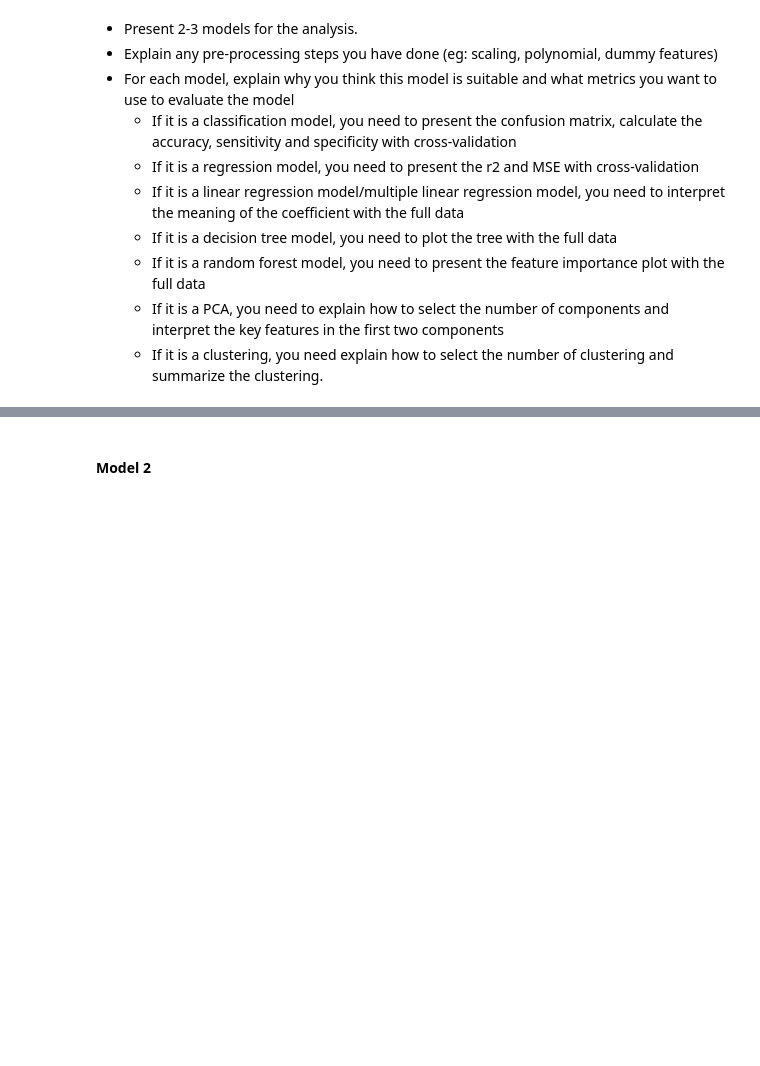
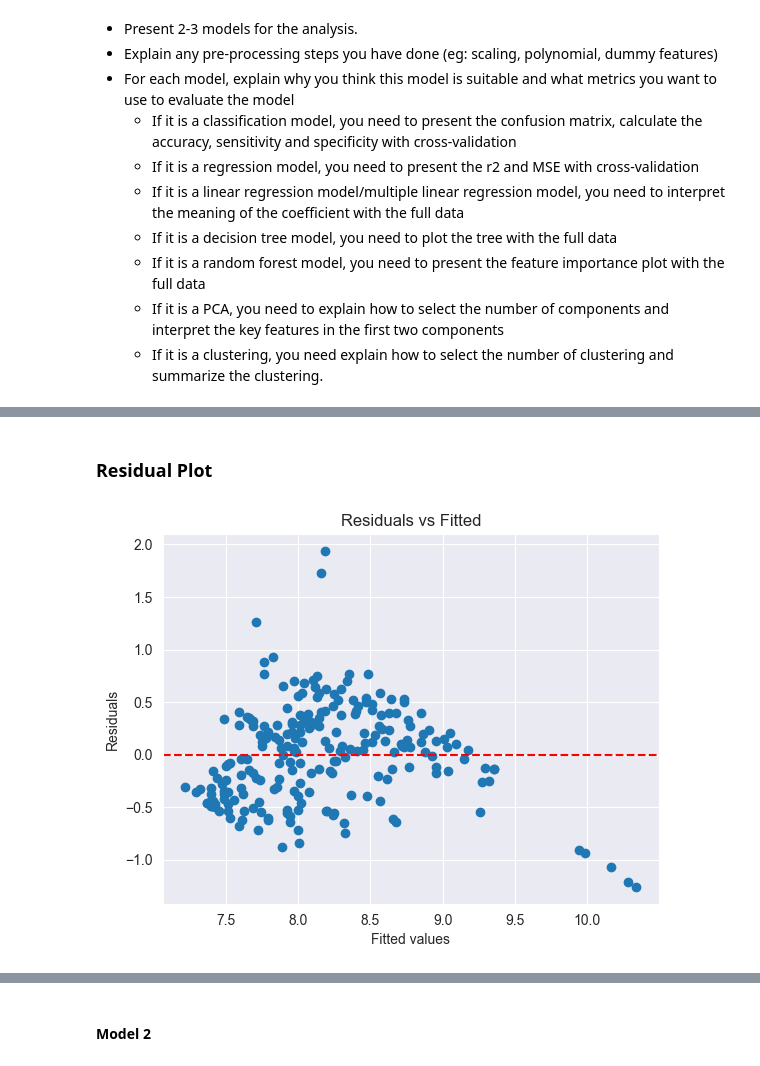
Before and after one commit to plewd/DS3000-Project, a Jupyter notebook: template.ipynb, the cells around one changed output, grey strips where cells are left out. Drawn from its saved outputs; the diff is of its cells as text; code cells hidden in the pictures; blank space fills up the shorter version.

```diff
--- a/template.ipynb
+++ b/template.ipynb
@@ -543,0 +599,14 @@ def fit_linear(df, y_feat, x_feat):
+# %% [markdown]
+### Residual Plot
+# %%
+fitted_vals = model_log.fittedvalues
+residuals = model_log.resid
+
+plt.scatter(fitted_vals, residuals)
+plt.axhline(y=0, color='red', linestyle='--')
+plt.xlabel('Fitted values')
+plt.ylabel('Residuals')
+plt.title('Residuals vs Fitted')
+plt.show()
+# %% [output]
+[figure, added]
```
Also changed, not shown: parts of 12 cells of this notebook.
